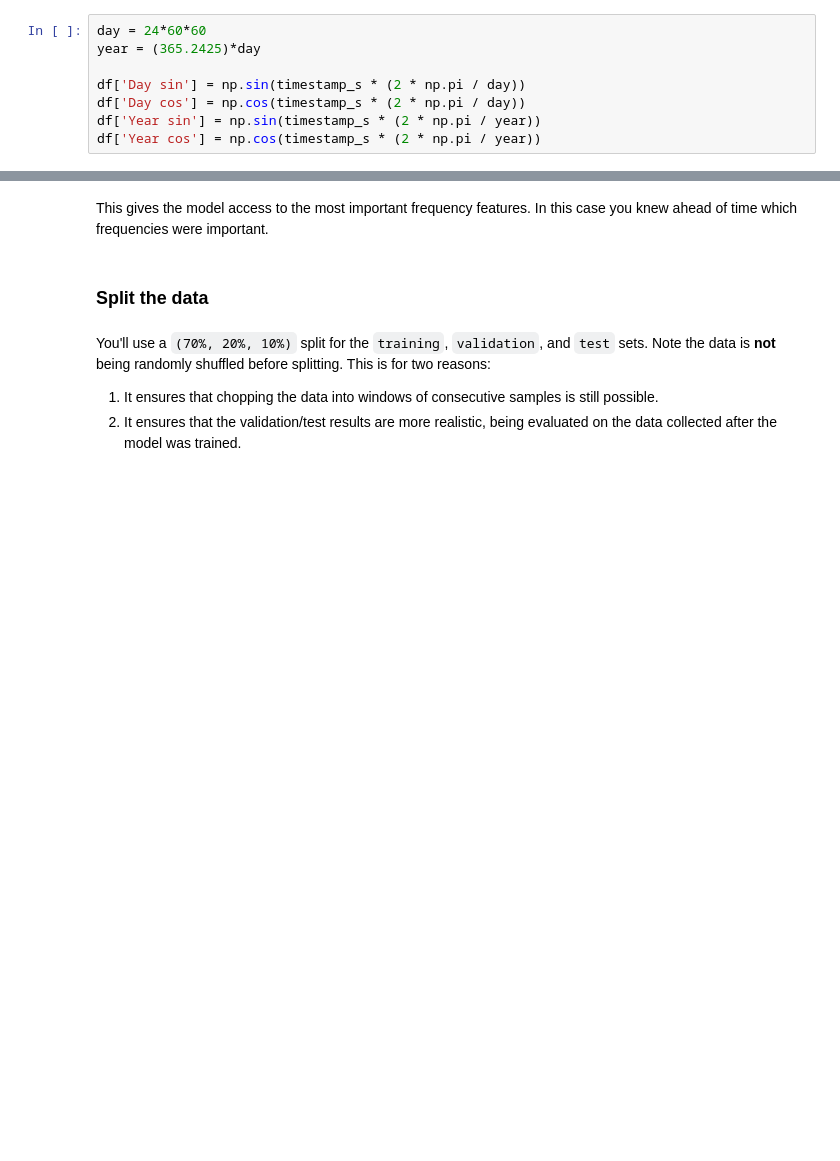
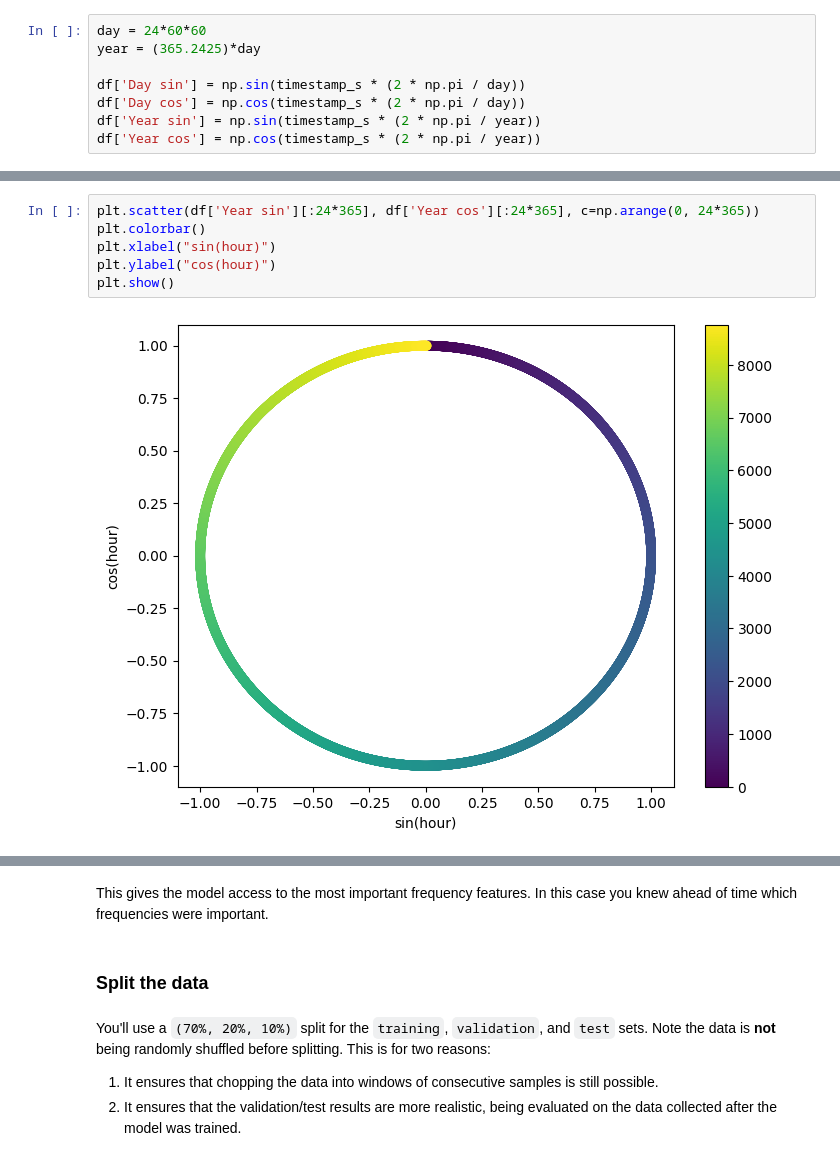
Before and after one commit to UniPG-MLG/Machine_Learning-Lab, a Jupyter notebook: 05_RNN/TODO_Time_Series_forecasting.ipynb, the cells around one changed output, grey strips where cells are left out. Saved outputs shown, nothing was run; the diff lists cells and outputs as text; blank space fills up the shorter version.

```diff
--- a/05_RNN/TODO_Time_Series_forecasting.ipynb
+++ b/05_RNN/TODO_Time_Series_forecasting.ipynb
@@ -154,0 +356,8 @@ plt.show()
+# %%
+plt.scatter(df['Year sin'][:24*365], df['Year cos'][:24*365], c=np.arange(0, 24*365))
+plt.colorbar()
+plt.xlabel("sin(hour)")
+plt.ylabel("cos(hour)")
+plt.show()
+# %% [output]
+[figure, added]
```
Also changed, not shown: parts of 96 cells of this notebook.
